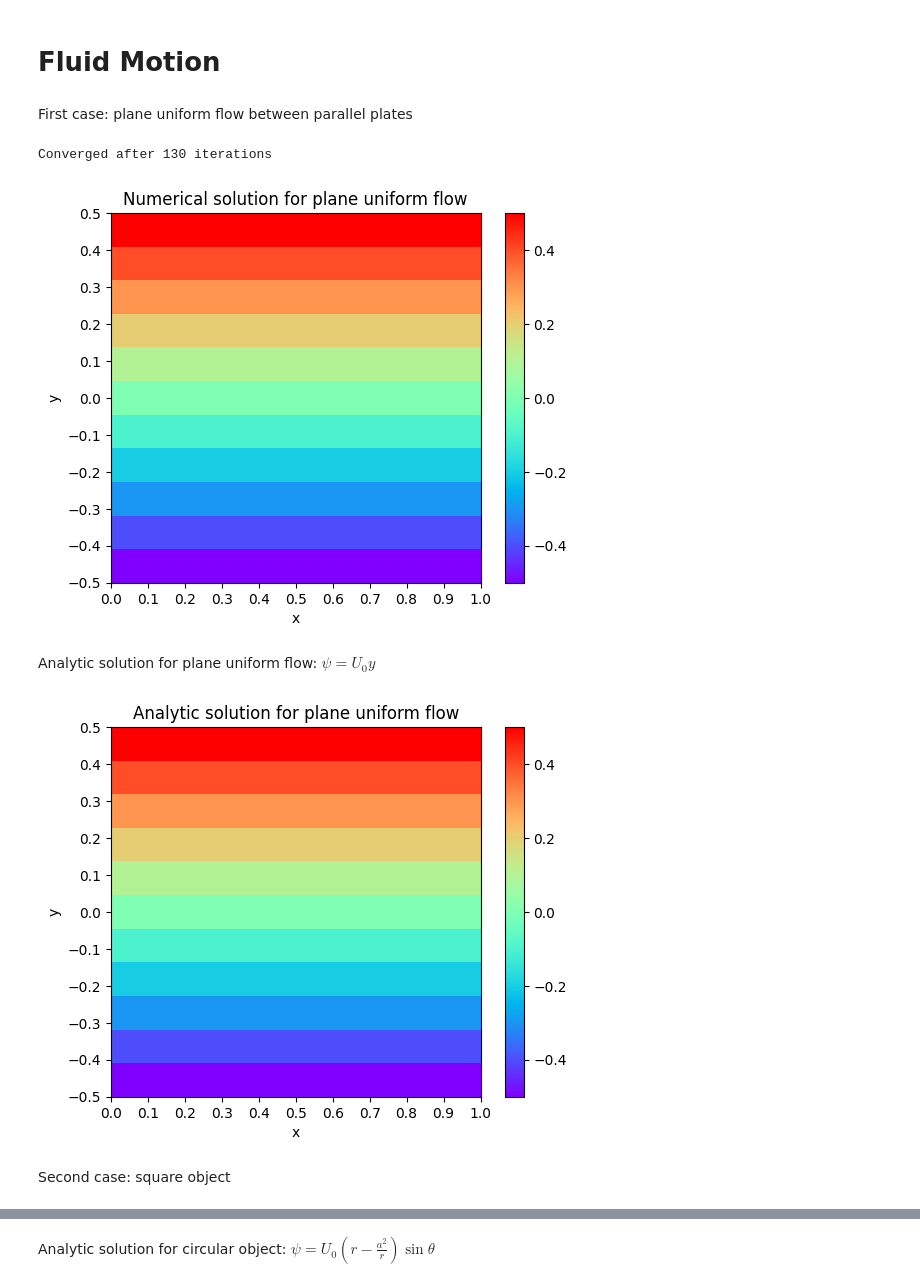
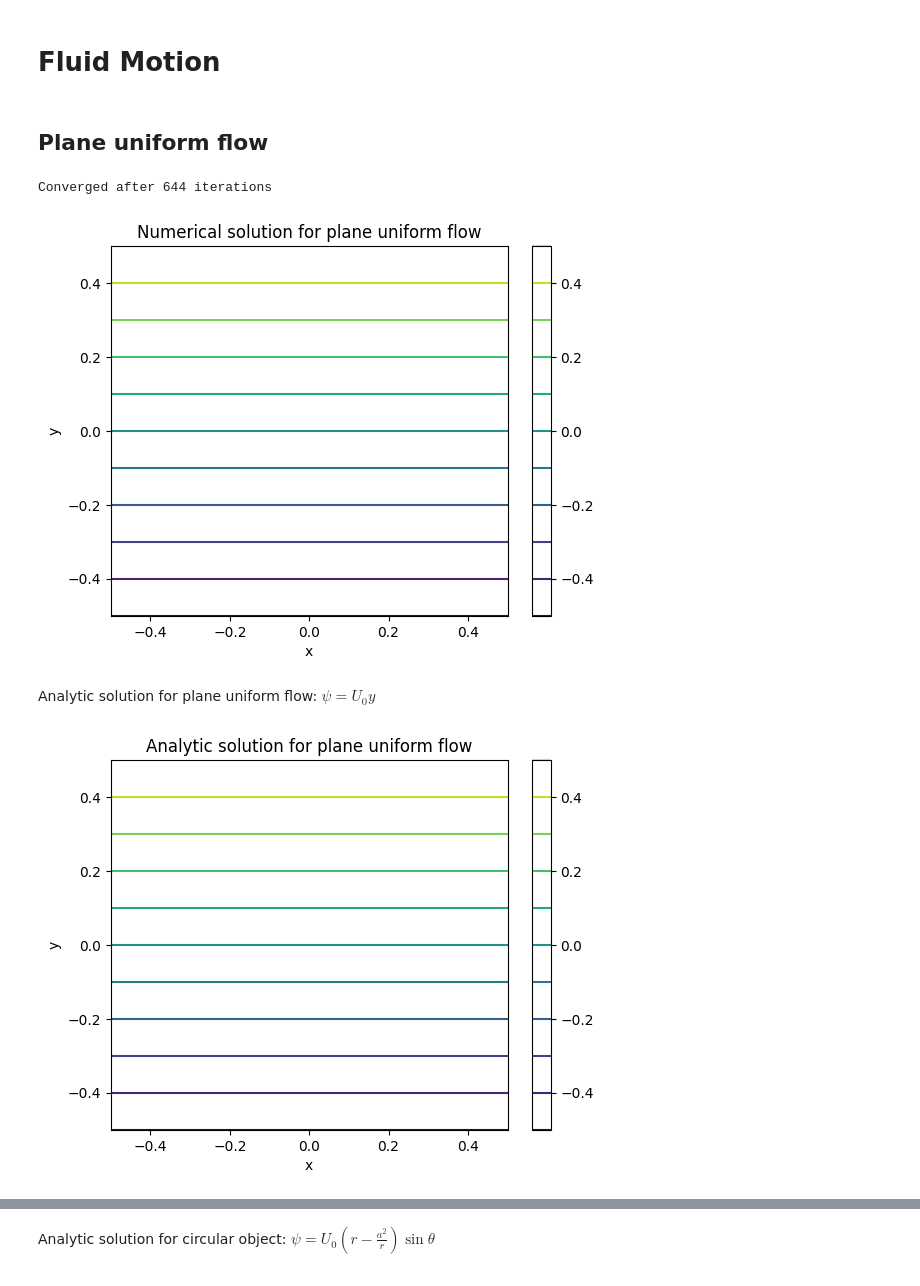
Before and after one commit to JackBarker7/practicals_code, a Jupyter notebook: CO25 - Laplace's Equation/CO25.ipynb, the cells around one changed output, grey strips where cells are left out. Drawn from its saved outputs; the diff is of its cells as text; code cells hidden in the pictures.

```diff
--- a/CO25 - Laplace's Equation/CO25.ipynb
+++ b/CO25 - Laplace's Equation/CO25.ipynb
@@ -228,34 +269,36 @@ Now that we have established the code works, we consider some points and compare
 # %%
 from matplotlib.lines import Line2D
-alpha_vals = [1.1, 1.25, 1.35, 1.45, 2.1]
-
+alpha_vals = [0.1,0.5,1.1, 1.25, 1.35, 1.45,1.6, 1.8]
+hist_locs = [[4,1], [3,3], [1,4]] # locations of points to store, in matrix indices
+grid_pts = 7
+x = np.linspace(0, 1, grid_pts)
+y = np.linspace(0, 1, grid_pts)
 # set up the inital psi grid, as before
 init_psi = np.zeros((grid_pts, grid_pts))
 init_psi[:,-1] = np.flip(np.sin(1)*np.sinh(x))
 init_psi[0,:] = np.sin(x)*np.sinh(1)
 
 # for each point that historical values are recorded at, create a subpolot
-fig, axs = plt.subplots(len(hist_locs), sharex=True, figsize = (10,10))
+fig, axs = plt.subplots(len(hist_locs), figsize = (10,10))
 fig.tight_layout(pad=5.0) # makes sure the subplots don't overlap
 
-colours = ["red", "green", "blue", "orange", "black"] # colour for each alpha value
+colours = ["red", "orange", "lime", "green", "darkgreen", "blue", "purple","cyan", "black"] # colour for each alpha value
 for i, alpha in enumerate(alpha_vals):
     # solve the laplace equation for each alpha value and record the historical values
-    hist_values = solve_laplace(init_psi, alpha, 30)[1]
+    hist_values = solve_laplace(init_psi, alpha, 100)[1]
 
     for j, values in enumerate(hist_values):
         # plot the historical values for each point
-        axs[j].plot(values, color=colours[i])
+        axs[j].plot(values[:30], color=colours[i])
 
 # create a custom legend for the subplots
 lines = [Line2D([0], [0], color=c, linewidth=2, linestyle="-") for c in colours]
-fig.legend(lines, [f"alpha = {a}" for a in alpha_vals], loc="upper right")
+fig.legend(lines, [f"alpha = {a}" for a in alpha_vals], loc="upper right",bbox_to_anchor=(1.1, 0.5))
 
 # style the figure
 fig.suptitle("Historical Values of Points for Different Alpha Values")
 for i, loc in enumerate(hist_locs):
-    axs[i].set_title(f"Point x = {loc[1]}, y = {grid_pts-1-loc[0]}")
+    axs[i].set_title(f"Point ({loc[1]},{grid_pts-1-loc[0]})")
     axs[i].set_xlabel("Iteration")
     axs[i].set_ylabel("Value")
-fig.show()
 # %% [output]
@@ -301,7 +317,7 @@ Converged after 12 iterations
 We start by modifing `laplace_solver` to solve Poisson's equation
 # %%
 def solve_poisson(
-    init_psi: np.ndarray, fixed_psi: np.ndarray, source: np.ndarray, N_iter: int = 60
+    init_psi: np.ndarray, fixed_psi: np.ndarray, source: np.ndarray, N_iter: int = 100
 ):
     """
     Author: Jack Barker, Date: 13/12/2022
@@ -485,0 +552,6 @@ Failed to converge after 60 iterations
+# %%
+grid_pts = 15
+fixed_psi = np.zeros((grid_pts, grid_pts), dtype=bool)
+f=line_charges([1,1,-1,-1,1], [[1,1], [3,8], [10,4], [7,9],[14,7]], fixed_psi, 25)
+plt.title(f"Field of random distribution of charges \n $q=\pm1$ in unearthed box")
+plt.show()
@@ -494,7 +569,7 @@ def solve_fluid(
     alpha: float = 1.35,
 ) -> np.ndarray:
     """
-    Author: Jack Barker, Date: 12/12/2022
+    Author: Jack Barker, Date: 13/12/2022
     Solves Laplace's equation with more complex boundary conditions.
     Boundary conditions are imposed where fixed_psi is True.
 
@@ -553,70 +628,58 @@ def solve_fluid(
     if not converged:
         print(f"Failed to converge after {N_iter} iterations")
     return new_psi
-# %% [markdown]
-First case: plane uniform flow between parallel plates
+# %% [markdown]
+## Plane uniform flow
 # %%
-# set up a 11x11 grid
-grid_pts = 11
+# set up a 25x25 grid
+grid_pts = 25
 init_psi = np.zeros((grid_pts, grid_pts))
 fixed_psi = np.zeros((grid_pts, grid_pts), dtype=bool)
 boundaries = np.zeros((grid_pts, grid_pts))
 
 # set up the boundary conditions
 y1 = 0.5
 U0 = 1
 # psi(x,y1) = U0y1
 boundaries[0, :] = U0 * y1
 # psi(x,-y1) = -U0y1
 boundaries[-1, :] = -U0 * y1
 
 # set up the fixed points
 fixed_psi[0, :] = True
 fixed_psi[-1, :] = True
 
 # solve the problem
 psi = solve_fluid(init_psi, fixed_psi, boundaries, N_iter=1000)
 
 
 # set up the x and y values for the plot
-x = np.linspace(0, 1, grid_pts)
+x = np.linspace(-y1, y1, grid_pts)
 y = np.linspace(-y1, y1, grid_pts)
 X, Y = np.meshgrid(x, y)
 Y = np.flip(Y)
 
 # plot the results
-plt.imshow(psi, cmap="rainbow", interpolation="nearest",extent = [0, 1, -y1, y1])
-plt.yticks(y)
-plt.xticks(x)
+plt.contour(X, Y, psi, 10)
 plt.xlabel("x")
 plt.ylabel("y")
 plt.title("Numerical solution for plane uniform flow")
 plt.colorbar()
 plt.show()
 # %% [output]
-Converged after 130 iterations
+Converged after 644 iterations
-[figure, old version]
+[figure, new version]
 # %% [markdown]
 Analytic solution for plane uniform flow: $\psi = U_0y$
 # %%
-# set up the x and y values for the plot
-x = np.linspace(0, 1, grid_pts)
-y = np.linspace(-y1, y1, grid_pts)
-X, Y = np.meshgrid(x, y)
-Y = np.flip(Y)
-
-
 psi = U0 * Y
 # plot the results
-plt.imshow(psi, cmap="rainbow", interpolation="nearest",extent = [0, 1, -y1, y1])
-plt.yticks(y)
-plt.xticks(x)
+plt.contour(X, Y, psi, 10)
+
 plt.xlabel("x")
 plt.ylabel("y")
 plt.title("Analytic solution for plane uniform flow")
 plt.colorbar()
 plt.show()
 # %% [output]
-[figure, old version]
+[figure, new version]
-# %% [markdown]
-Second case: square object
```
Also changed, not shown: parts of 39 cells of this notebook, 23 other files.
